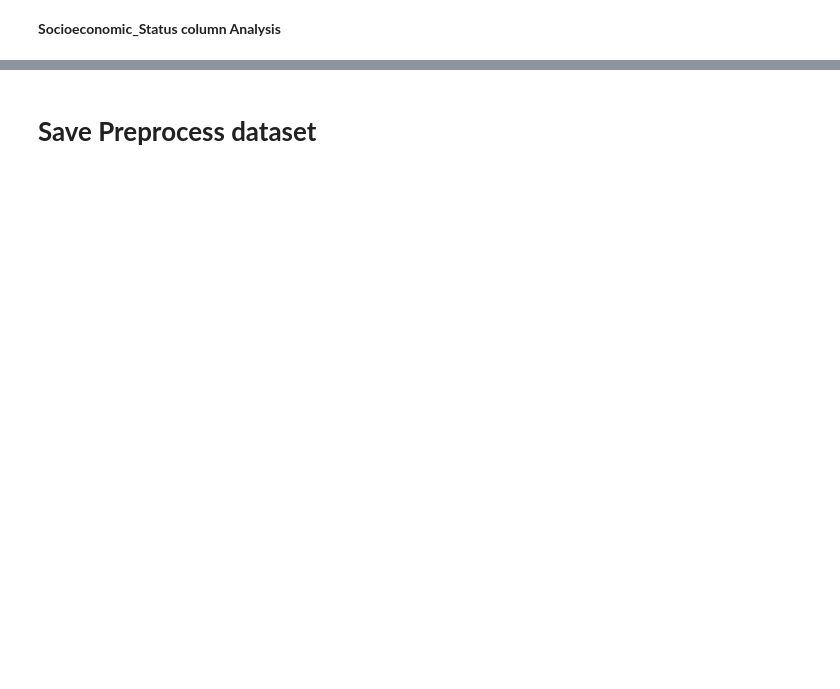
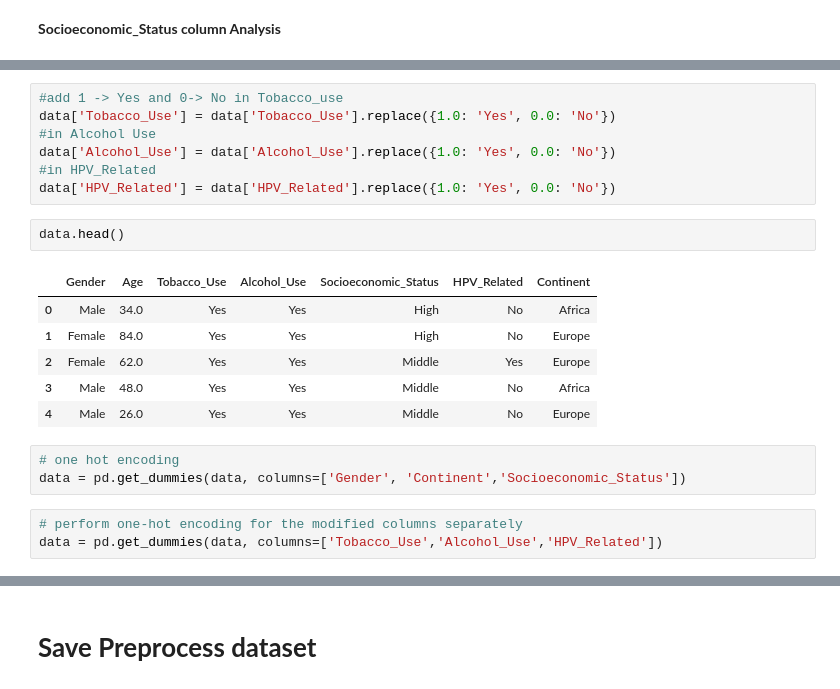
Before and after one commit to tharushaliyanagama/OralCancerEarlyDetection-DSGP, a Jupyter notebook: data_preprocessing_New.ipynb, the cells around one changed output, grey strips where cells are left out. Cells and saved outputs as stored; diff of their text form; blank space fills up the shorter version.

```diff
--- a/data_preprocessing_New.ipynb
+++ b/data_preprocessing_New.ipynb
@@ -276,0 +328,22 @@ dtype: int64
+# %%
+#add 1 -> Yes and 0-> No in Tobacco_use
+data['Tobacco_Use'] = data['Tobacco_Use'].replace({1.0: 'Yes', 0.0: 'No'})
+#in Alcohol Use
+data['Alcohol_Use'] = data['Alcohol_Use'].replace({1.0: 'Yes', 0.0: 'No'})
+#in HPV_Related
+data['HPV_Related'] = data['HPV_Related'].replace({1.0: 'Yes', 0.0: 'No'})
+# %%
+data.head()
+# %% [output]
+|  | Gender | Age | Tobacco_Use | Alcohol_Use | Socioeconomic_Status | HPV_Related | Continent |
+| 0 | Male | 34.0 | Yes | Yes | High | No | Africa |
+| 1 | Female | 84.0 | Yes | Yes | High | No | Europe |
+| 2 | Female | 62.0 | Yes | Yes | Middle | Yes | Europe |
+| 3 | Male | 48.0 | Yes | Yes | Middle | No | Africa |
+| 4 | Male | 26.0 | Yes | Yes | Middle | No | Europe |
+# %%
+# one hot encoding
+data = pd.get_dummies(data, columns=['Gender', 'Continent','Socioeconomic_Status'])
+# %%
+# perform one-hot encoding for the modified columns separately
+data = pd.get_dummies(data, columns=['Tobacco_Use','Alcohol_Use','HPV_Related'])
```
Also changed, not shown: parts of 23 cells of this notebook.
